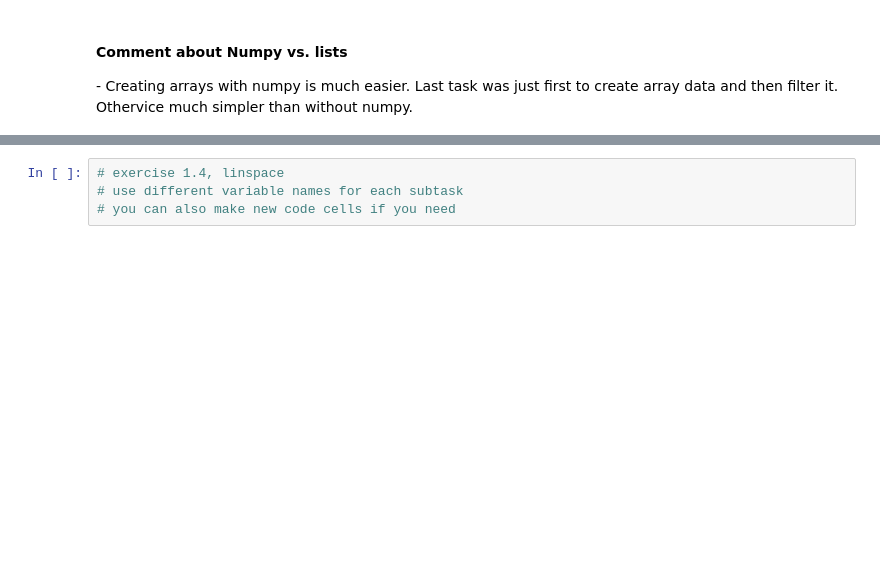
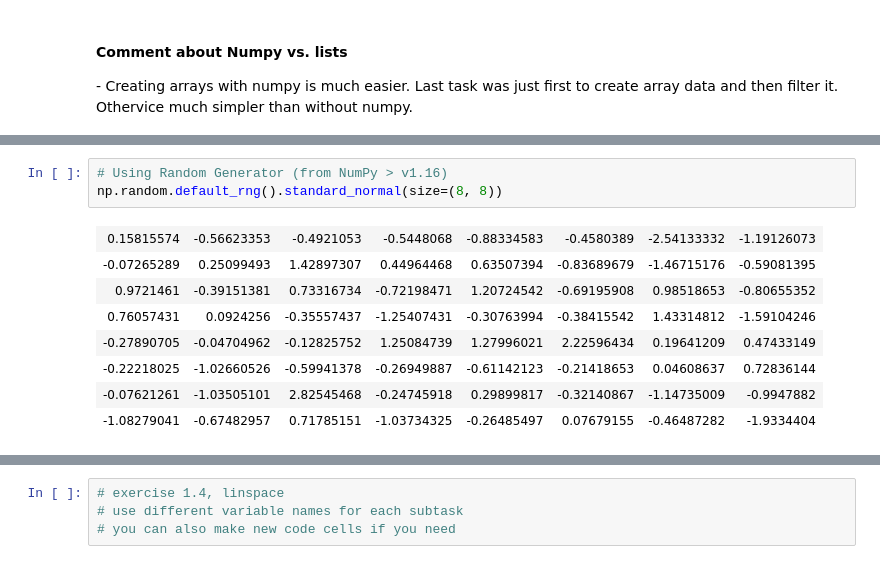
Before and after one commit to jtsillan/DataAnalytics, a Jupyter notebook: exercise_set_1.ipynb, the cells around one changed output, grey strips where cells are left out. Saved outputs shown, nothing was run; the diff lists cells and outputs as text; blank space fills up the shorter version.

```diff
--- a/exercise_set_1.ipynb
+++ b/exercise_set_1.ipynb
@@ -352,3 +418,15 @@ div_four
+# %%
+# Using Random Generator (from NumPy > v1.16)
+np.random.default_rng().standard_normal(size=(8, 8))
+# %% [output]
+| 0.15815574 | -0.56623353 | -0.4921053 | -0.5448068 | -0.88334583 | -0.4580389 | -2.54133332 | -1.19126073 |
+| -0.07265289 | 0.25099493 | 1.42897307 | 0.44964468 | 0.63507394 | -0.83689679 | -1.46715176 | -0.59081395 |
+| 0.9721461 | -0.39151381 | 0.73316734 | -0.72198471 | 1.20724542 | -0.69195908 | 0.98518653 | -0.80655352 |
+| 0.76057431 | 0.0924256 | -0.35557437 | -1.25407431 | -0.30763994 | -0.38415542 | 1.43314812 | -1.59104246 |
+| -0.27890705 | -0.04704962 | -0.12825752 | 1.25084739 | 1.27996021 | 2.22596434 | 0.19641209 | 0.47433149 |
+| -0.22218025 | -1.02660526 | -0.59941378 | -0.26949887 | -0.61142123 | -0.21418653 | 0.04608637 | 0.72836144 |
+| -0.07621261 | -1.03505101 | 2.82545468 | -0.24745918 | 0.29899817 | -0.32140867 | -1.14735009 | -0.9947882 |
+| -1.08279041 | -0.67482957 | 0.71785151 | -1.03734325 | -0.26485497 | 0.07679155 | -0.46487282 | -1.9334404 |
 # %% [markdown]
 <h3><b>4. Create a linearly spaced… </b></h3>
 
```
Also changed, not shown: parts of 28 cells of this notebook.
